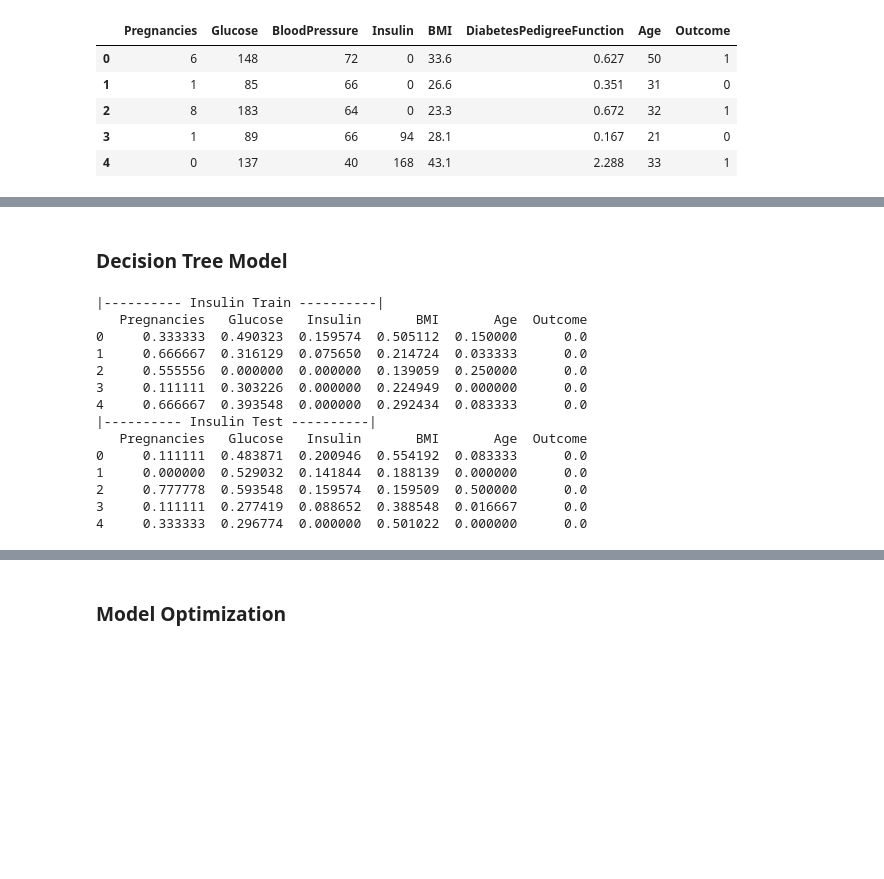
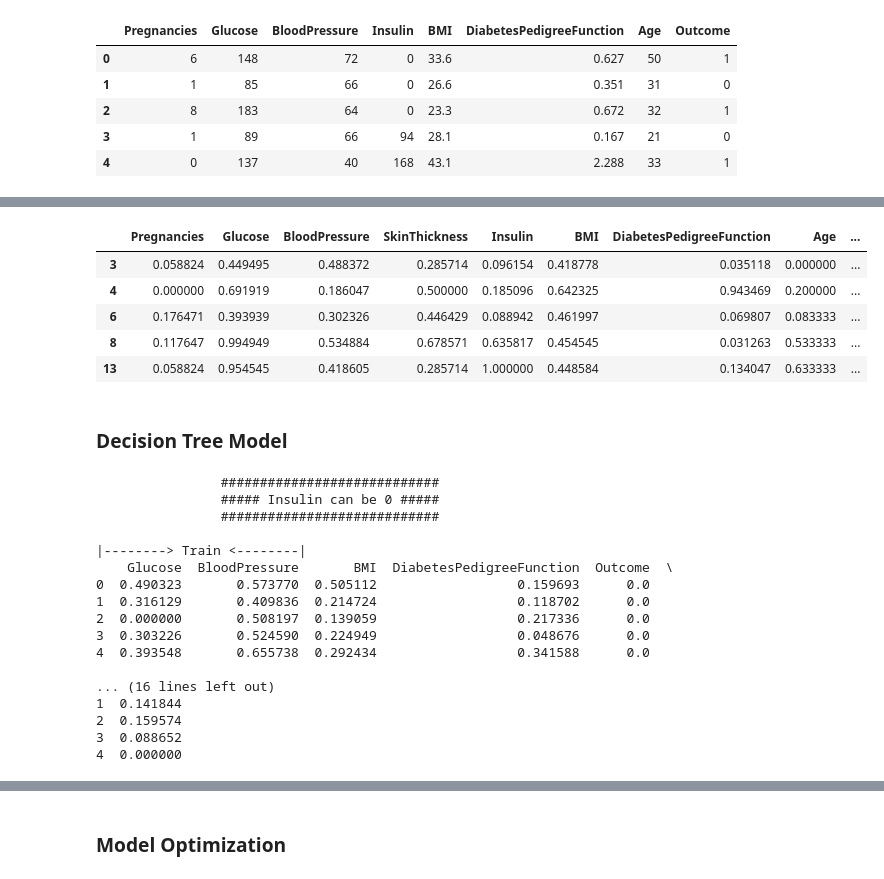
Before and after one commit to Diegomca98/4geeks-ml-template-prjs, a Jupyter notebook: src/explore.ipynb, the cells around one changed output, grey strips where cells are left out. Drawn from its saved outputs; the diff is of its cells as text; code cells hidden in the pictures; blank space fills up the shorter version.

```diff
--- a/src/explore.ipynb
+++ b/src/explore.ipynb
@@ -1173,0 +996,19 @@ m_no_insulin_xtest_selection.to_csv("../data/processed/clean_no_insulin_test.csv
+# %%
+skl_fts_insulin_more_0 = sklr.fit_transform(
+    insulin_more_than_0[insulin_more_than_0.columns]
+)
+
+data_skld_insulin_more_0 = pd.DataFrame(
+    skl_fts_insulin_more_0,
+    index = insulin_more_than_0.index,
+    columns = insulin_more_than_0.columns
+)
+
+data_skld_insulin_more_0.head()
+# %% [output]
+|  | Pregnancies | Glucose | BloodPressure | SkinThickness | Insulin | BMI | DiabetesPedigreeFunction | Age | ... |
+| 3 | 0.058824 | 0.449495 | 0.488372 | 0.285714 | 0.096154 | 0.418778 | 0.035118 | 0.000000 | ... |
+| 4 | 0.000000 | 0.691919 | 0.186047 | 0.500000 | 0.185096 | 0.642325 | 0.943469 | 0.200000 | ... |
+| 6 | 0.176471 | 0.393939 | 0.302326 | 0.446429 | 0.088942 | 0.461997 | 0.069807 | 0.083333 | ... |
+| 8 | 0.117647 | 0.994949 | 0.534884 | 0.678571 | 0.635817 | 0.454545 | 0.031263 | 0.533333 | ... |
+| 13 | 0.058824 | 0.954545 | 0.418605 | 0.285714 | 1.000000 | 0.448584 | 0.134047 | 0.633333 | ... |
@@ -1180,20 +1059,27 @@ no_insulin_train, no_insulin_test = pd.read_csv("../data/processed/clean_no_insu
 # %%
-print("|---------- Insulin Train ----------|")
-print(insulin_train.head())
-print("|---------- Insulin Test ----------|")
-print(insulin_test.head())
+print('\t\t############################')
+print('\t\t##### Insulin can be 0 #####')
+print('\t\t############################\n')
+print('|--------> Train <--------|')
+print(train.head())
+
+print('|--------> Test <--------|')
+print(test.head())
 # %% [output]
-|---------- Insulin Train ----------|
-   Pregnancies   Glucose   Insulin       BMI       Age  Outcome
-0     0.333333  0.490323  0.159574  0.505112  0.150000      0.0
-1     0.666667  0.316129  0.075650  0.214724  0.033333      0.0
-2     0.555556  0.000000  0.000000  0.139059  0.250000      0.0
-3     0.111111  0.303226  0.000000  0.224949  0.000000      0.0
-4     0.666667  0.393548  0.000000  0.292434  0.083333      0.0
-|---------- Insulin Test ----------|
-   Pregnancies   Glucose   Insulin       BMI       Age  Outcome
-0     0.111111  0.483871  0.200946  0.554192  0.083333      0.0
-1     0.000000  0.529032  0.141844  0.188139  0.000000      0.0
-2     0.777778  0.593548  0.159574  0.159509  0.500000      0.0
-3     0.111111  0.277419  0.088652  0.388548  0.016667      0.0
-4     0.333333  0.296774  0.000000  0.501022  0.000000      0.0
+                ############################
+                ##### Insulin can be 0 #####
+                ############################
+
+|--------> Train <--------|
+    Glucose  BloodPressure       BMI  DiabetesPedigreeFunction  Outcome  \
+0  0.490323       0.573770  0.505112                  0.159693      0.0
+1  0.316129       0.409836  0.214724                  0.118702      0.0
+2  0.000000       0.508197  0.139059                  0.217336      0.0
+3  0.303226       0.524590  0.224949                  0.048676      0.0
+4  0.393548       0.655738  0.292434                  0.341588      0.0
+
+... (16 lines left out)
+1  0.141844
+2  0.159574
+3  0.088652
+4  0.000000
```
Also changed, not shown: parts of 44 cells of this notebook, 7 other files.
